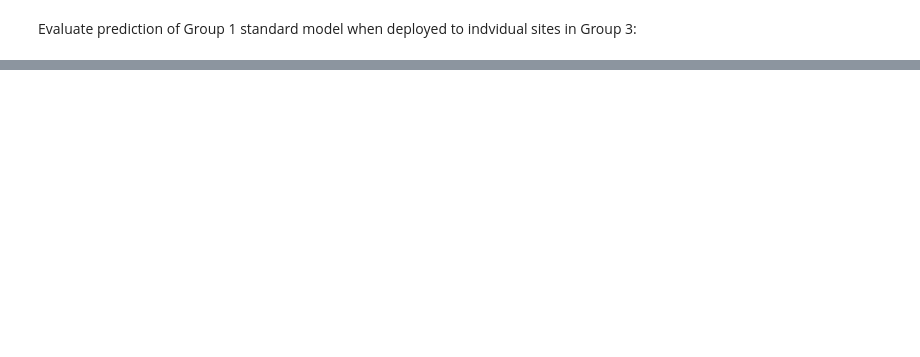
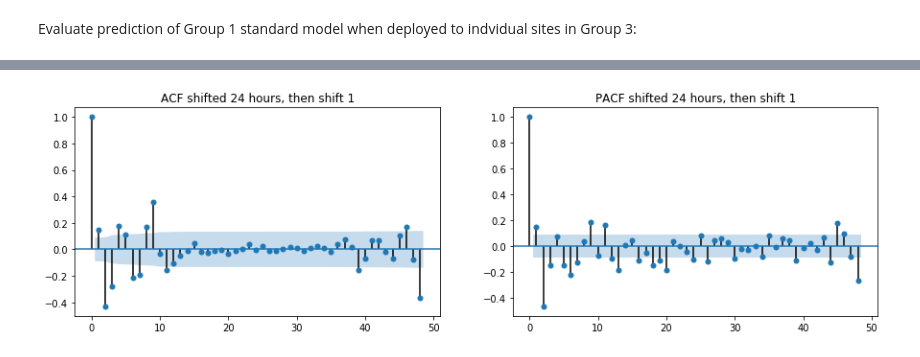
Before and after one commit to khairulomar/Melbourne_pedestrian, a Jupyter notebook: Melbourne_pedestrian.ipynb, the cells around one changed output, grey strips where cells are left out. Drawn from its saved outputs; the diff is of its cells as text; code cells hidden in the pictures; blank space fills up the shorter version.

```diff
--- a/Melbourne_pedestrian.ipynb
+++ b/Melbourne_pedestrian.ipynb
@@ -1246,0 +1368,16 @@ plt.show()
+# %%
+lags = 24*2 # hours
+one_day = pd.Timedelta(hours=24)
+
+# Adjust time window since shifted data has null values at the start
+data_shift_day_p  = data_shift_day[train_start + one_day:]
+data_shift_week_p = data_shift_week[train_start + one_day * 7:]
+
+# Plot ACF & PCF
+fig, axes = plt.subplots(ncols=2, nrows=3, figsize=(15,11))
+plot_acf (data, lags=lags, ax=axes.flat[0], title='ACF Original')
+plot_pacf(data, lags=lags, ax=axes.flat[1], title='PACF Original')
+plot_acf (data_shift_day_p, lags=lags, ax=axes.flat[2], title='ACF shifted 24 hours')
+plot_pacf(data_shift_day_p, lags=lags, ax=axes.flat[3], title='PACF shifted 24 hours')
+plot_acf (data_shift_week_p, lags=lags, ax=axes.flat[4], title='ACF shifted 1 week')
+plot_pacf(data_shift_week_p, lags=lags, ax=axes.flat[5], title='PACF shifted 1 week');
@@ -1247,3 +1386,14 @@ plt.show()
+# %%
+# Now shift the 24-hour shift by 1 since ACF is not decaying fast
+data_shift_day1   = data_shift_day - data_shift_day.shift(1)
+data_shift_day_p  = data_shift_day1[train_start + one_day + pd.Timedelta(hours=1):]
+
+# Replot ACF & PCF
+fig, axes = plt.subplots(ncols=2, figsize=(15,4))
+plot_acf (data_shift_day_p, lags=lags, ax=axes.flat[0], title='ACF shifted 24 hours, then shift 1')
+plot_pacf(data_shift_day_p, lags=lags, ax=axes.flat[1], title='PACF shifted 24 hours, then shift 1');
+# %% [output]
+[figure, added]
 # %% [markdown]
 # To do list
 
```
Also changed, not shown: parts of 27 cells of this notebook.
